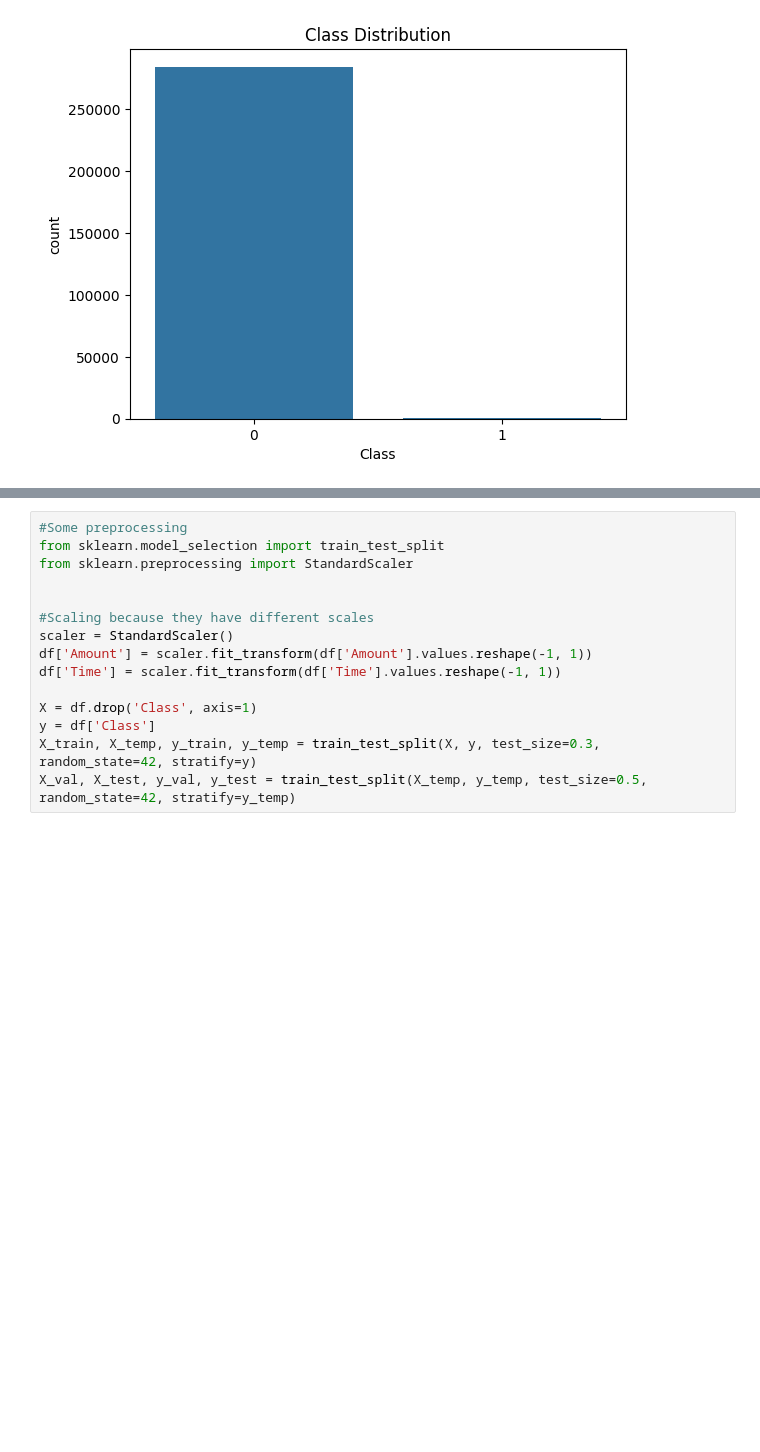
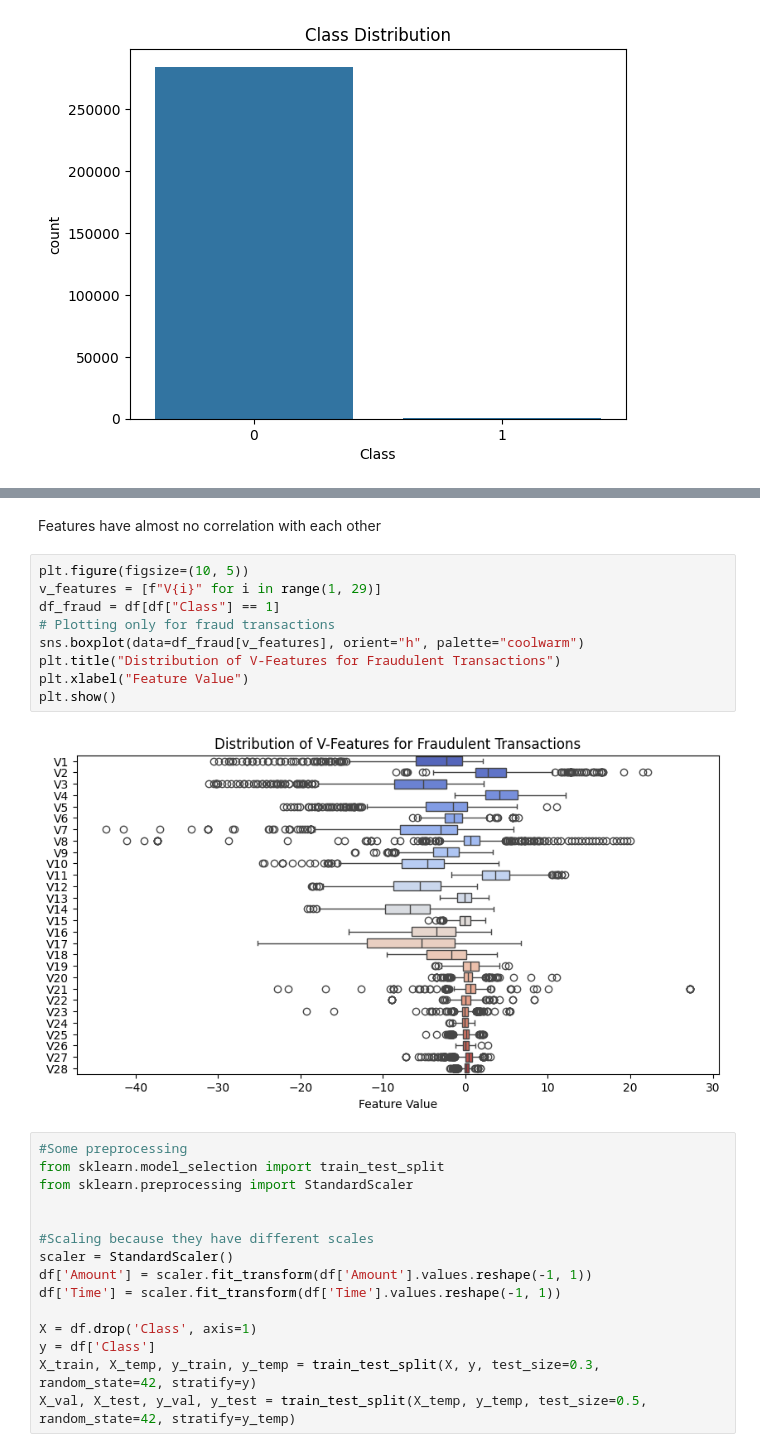
Before and after one commit to arslan-112/Fraudulent-Credit-Card-Transaction-Classifier, a Jupyter notebook: project.ipynb, the cells around one changed output, grey strips where cells are left out. Drawn from its saved outputs; the diff is of its cells as text; blank space fills up the shorter version.

```diff
--- a/project.ipynb
+++ b/project.ipynb
@@ -59,3 +79,16 @@ Name: count, dtype: int64
+# %% [markdown]
+Features have almost no correlation with each other
+# %%
+plt.figure(figsize=(10, 5))
+v_features = [f"V{i}" for i in range(1, 29)]
+df_fraud = df[df["Class"] == 1]
+# Plotting only for fraud transactions
+sns.boxplot(data=df_fraud[v_features], orient="h", palette="coolwarm")
+plt.title("Distribution of V-Features for Fraudulent Transactions")
+plt.xlabel("Feature Value")
+plt.show()
+# %% [output]
+[figure, added]
 # %%
 #Some preprocessing
 from sklearn.model_selection import train_test_split
```
Also changed, not shown: parts of 4 cells of this notebook.
